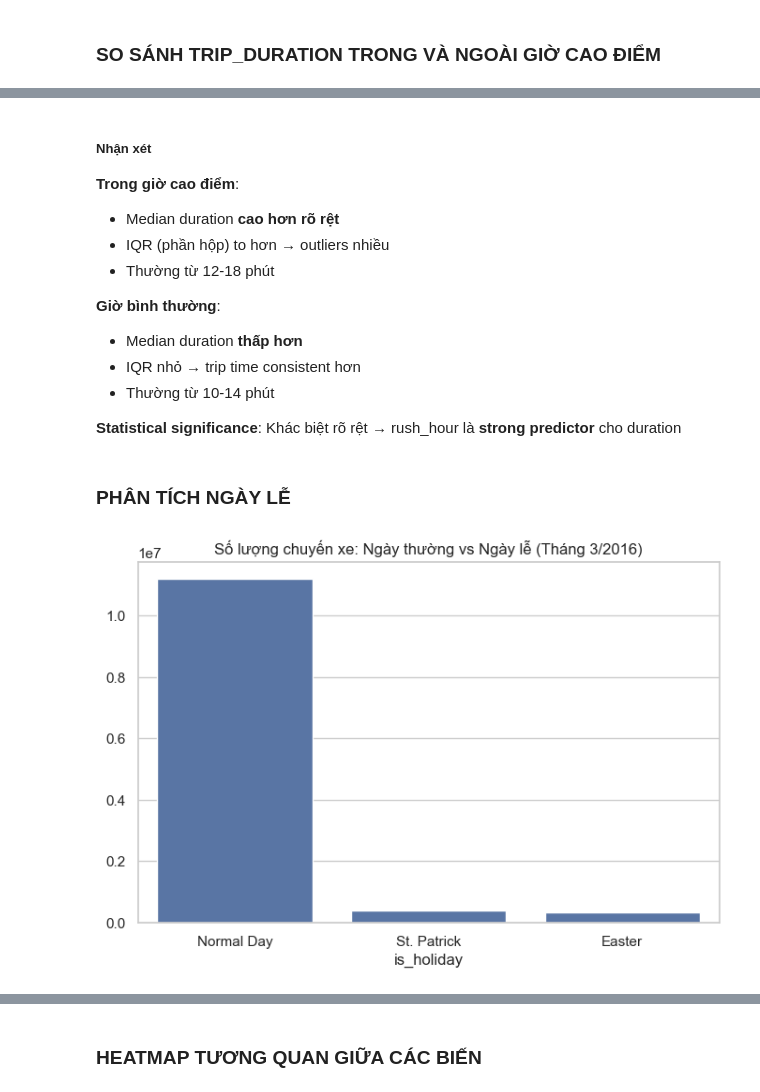
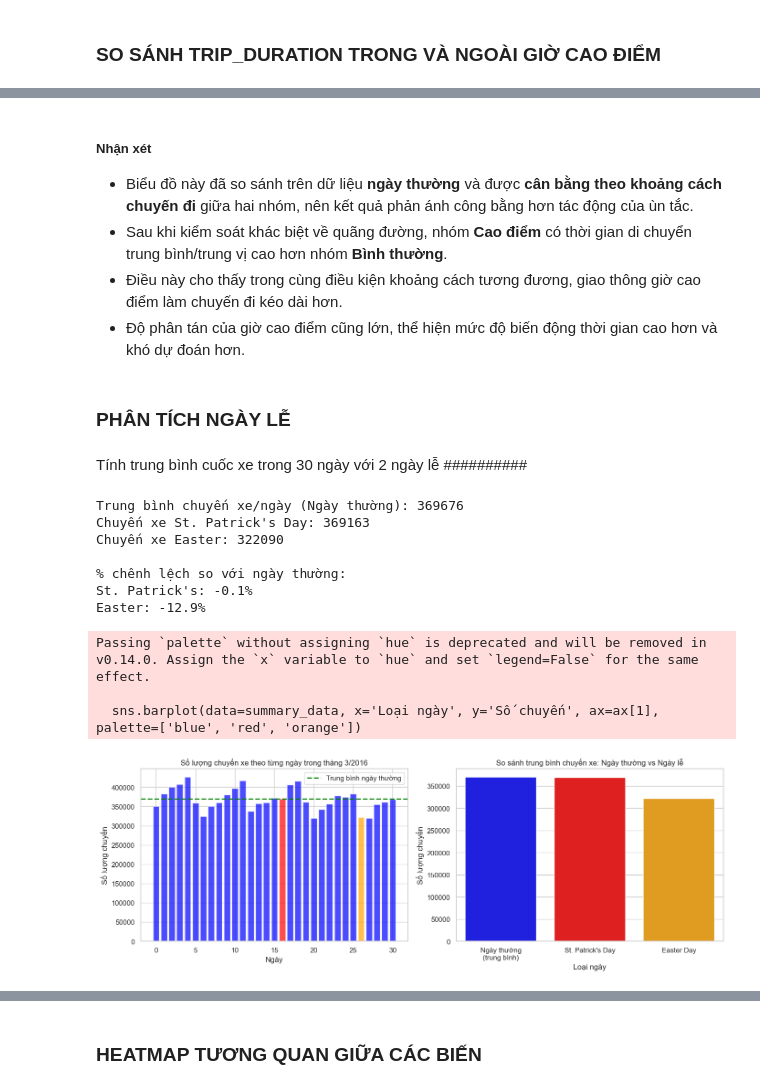
Before and after one commit to MinhNguyen-leo/Data_Mining_projects, a Jupyter notebook: data_mining/src/EDA.ipynb, the cells around one changed output, grey strips where cells are left out. Drawn from its saved outputs; the diff is of its cells as text; code cells hidden in the pictures.

```diff
--- a/data_mining/src/EDA.ipynb
+++ b/data_mining/src/EDA.ipynb
@@ -14,7 +14,7 @@ sns.set_theme(style='whitegrid')
 #### 2.1 Taxi data
 # %%
 # Load dữ liệu
-df_taxi = pd.read_csv('../data/raw/yellow_tripdata_2016-03.csv')
+df_taxi = pd.read_csv('../data/raw/yellow_tripdata_2016-03_processed.csv')
 
 def data_overview(df, name):
     print(f"--- Overview: {name} ---")
@@ -298,32 +254,74 @@ plt.show()
 # %% [markdown]
 ##### Nhận xét
- **Trong giờ cao điểm**:
-  - Median duration **cao hơn rõ rệt**
-  - IQR (phần hộp) to hơn → outliers nhiều
-  - Thường từ 12-18 phút
-
- **Giờ bình thường**:
-  - Median duration **thấp hơn**
-  - IQR nhỏ → trip time consistent hơn
-  - Thường từ 10-14 phút
-
-**Statistical significance**: Khác biệt rõ rệt → rush_hour là **strong predictor** cho duration
+- Biểu đồ này đã so sánh trên dữ liệu **ngày thường** và được **cân bằng theo khoảng cách chuyến đi** giữa hai nhóm, nên kết quả phản ánh công bằng hơn tác động của ùn tắc.
+- Sau khi kiểm soát khác biệt về quãng đường, nhóm **Cao điểm** có thời gian di chuyển trung bình/trung vị cao hơn nhóm **Bình thường**.
+- Điều này cho thấy trong cùng điều kiện khoảng cách tương đương, giao thông giờ cao điểm làm chuyến đi kéo dài hơn.
+- Độ phân tán của giờ cao điểm cũng lớn, thể hiện mức độ biến động thời gian cao hơn và khó dự đoán hơn.
 # %% [markdown]
 ### PHÂN TÍCH NGÀY LỄ
+# %% [markdown]
+Tính trung bình cuốc xe trong 30 ngày với 2 ngày lễ ##########
 # %%
 st_patricks_date = pd.to_datetime('2016-03-17').date()
 easter_date = pd.to_datetime('2016-03-27').date()
 
 df_taxi['is_holiday'] = np.where(df_taxi['date'] == st_patricks_date, 'St. Patrick',
                    np.where(df_taxi['date'] == easter_date, 'Easter', 'Normal Day'))
 
-# So sánh số lượng chuyến đi
-plt.figure(figsize=(8, 5))
-holiday_counts = df_taxi['is_holiday'].value_counts()
-sns.barplot(x=holiday_counts.index, y=holiday_counts.values)
-plt.title('Số lượng chuyến xe: Ngày thường vs Ngày lễ (Tháng 3/2016)')
+# Tính trung bình số chuyến xe trong 30 ngày với 2 ngày lễ
+trips_per_day = df_taxi.groupby('date').size().reset_index(name='trip_count')
+trips_per_day['holiday_type'] = trips_per_day['date'].apply(
+    lambda x: 'St. Patrick' if x == st_patricks_date else
+              ('Easter' if x == easter_date else 'Normal Day')
+)
+
+# Tính thống kê
+normal_days = trips_per_day[trips_per_day['holiday_type'] == 'Normal Day']['trip_count']
+st_patrick_trips = trips_per_day[trips_per_day['holiday_type'] == 'St. Patrick']['trip_count'].values
+easter_trips = trips_per_day[trips_per_day['holiday_type'] == 'Easter']['trip_count'].values
+
+print(f"Trung bình chuyến xe/ngày (Ngày thường): {normal_days.mean():.0f}")
+print(f"Chuyến xe St. Patrick's Day: {st_patrick_trips[0]:.0f}")
+print(f"Chuyến xe Easter: {easter_trips[0]:.0f}")
+print(f"\n% chênh lệch so với ngày thường:")
+print(f"St. Patrick's: {((st_patrick_trips[0] / normal_days.mean() - 1) * 100):.1f}%")
+print(f"Easter: {((easter_trips[0] / normal_days.mean() - 1) * 100):.1f}%")
+
+# Biểu đồ
+fig, ax = plt.subplots(1, 2, figsize=(14, 5))
+
+# Biểu đồ 1: So sánh số chuyến từng ngày
+colors = ['red' if x == st_patricks_date else ('orange' if x == easter_date else 'blue')
+          for x in trips_per_day['date']]
+ax[0].bar(range(len(trips_per_day)), trips_per_day['trip_count'], color=colors, alpha=0.7)
+ax[0].axhline(y=normal_days.mean(), color='green', linestyle='--', linewidth=2, label='Trung bình ngày thường')
+ax[0].set_title('Số lượng chuyến xe theo từng ngày trong tháng 3/2016')
+ax[0].set_xlabel('Ngày')
+ax[0].set_ylabel('Số lượng chuyến')
+ax[0].legend()
+
+# Biểu đồ 2: So sánh trung bình
+summary_data = pd.DataFrame({
+    'Loại ngày': ['Ngày thường\n(trung bình)', "St. Patrick's Day", 'Easter Day'],
+    'Số chuyến': [normal_days.mean(), st_patrick_trips[0], easter_trips[0]]
+})
+sns.barplot(data=summary_data, x='Loại ngày', y='Số chuyến', ax=ax[1], palette=['blue', 'red', 'orange'])
+ax[1].set_title('So sánh trung bình chuyến xe: Ngày thường vs Ngày lễ')
+ax[1].set_ylabel('Số lượng chuyến')
+
+plt.tight_layout()
 plt.show()
 # %% [output]
+Trung bình chuyến xe/ngày (Ngày thường): 369676
+Chuyến xe St. Patrick's Day: 369163
+Chuyến xe Easter: 322090
+
+% chênh lệch so với ngày thường:
+St. Patrick's: -0.1%
+Easter: -12.9%
+Passing `palette` without assigning `hue` is deprecated and will be removed in v0.14.0. Assign the `x` variable to `hue` and set `legend=False` for the same effect.
+
+  sns.barplot(data=summary_data, x='Loại ngày', y='Số chuyến', ax=ax[1], palette=['blue', 'red', 'orange'])
-[figure, old version]
+[figure, new version]
 # %% [markdown]
 ##### Nhận xét
```
Also changed, not shown: parts of 22 cells of this notebook.
